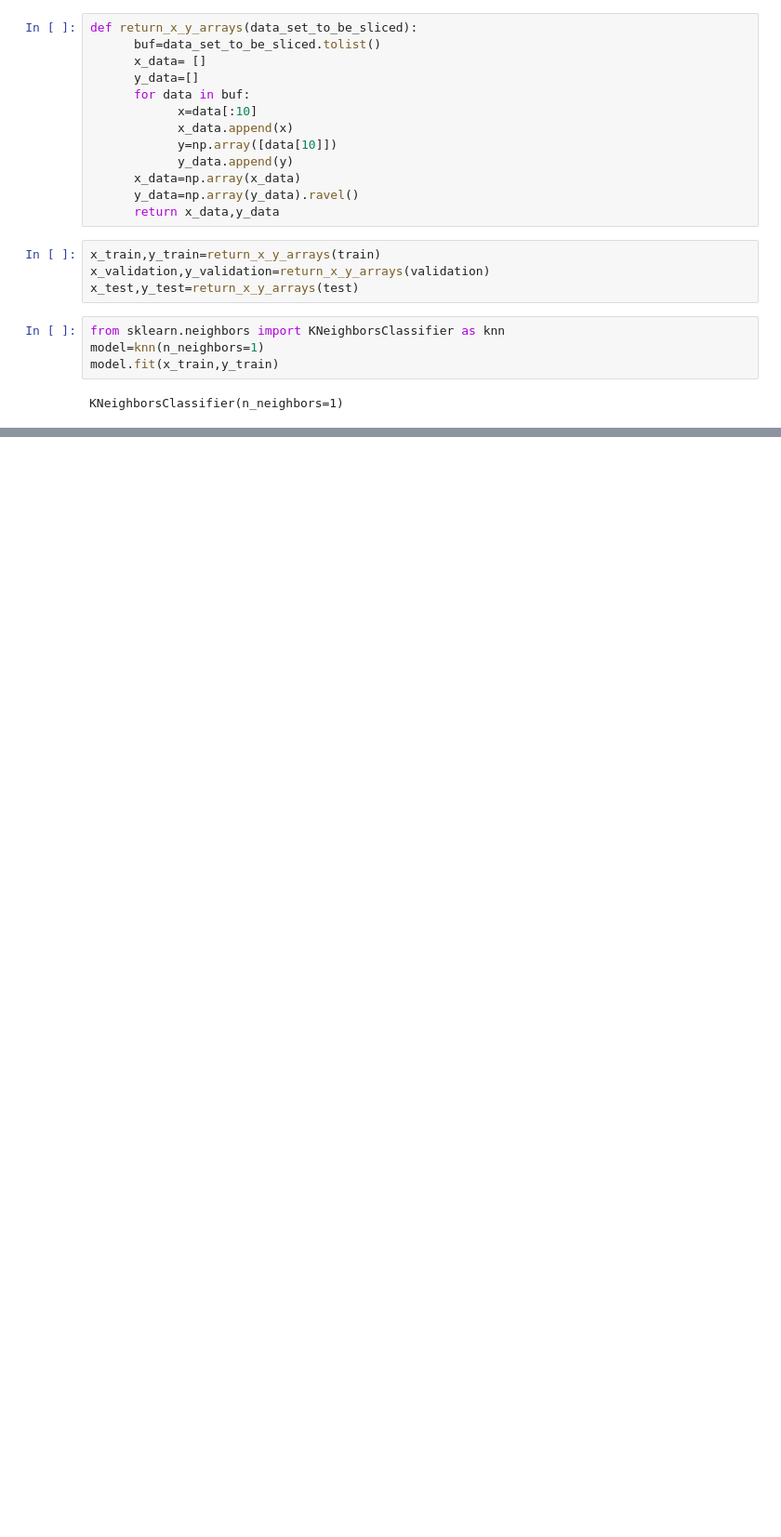
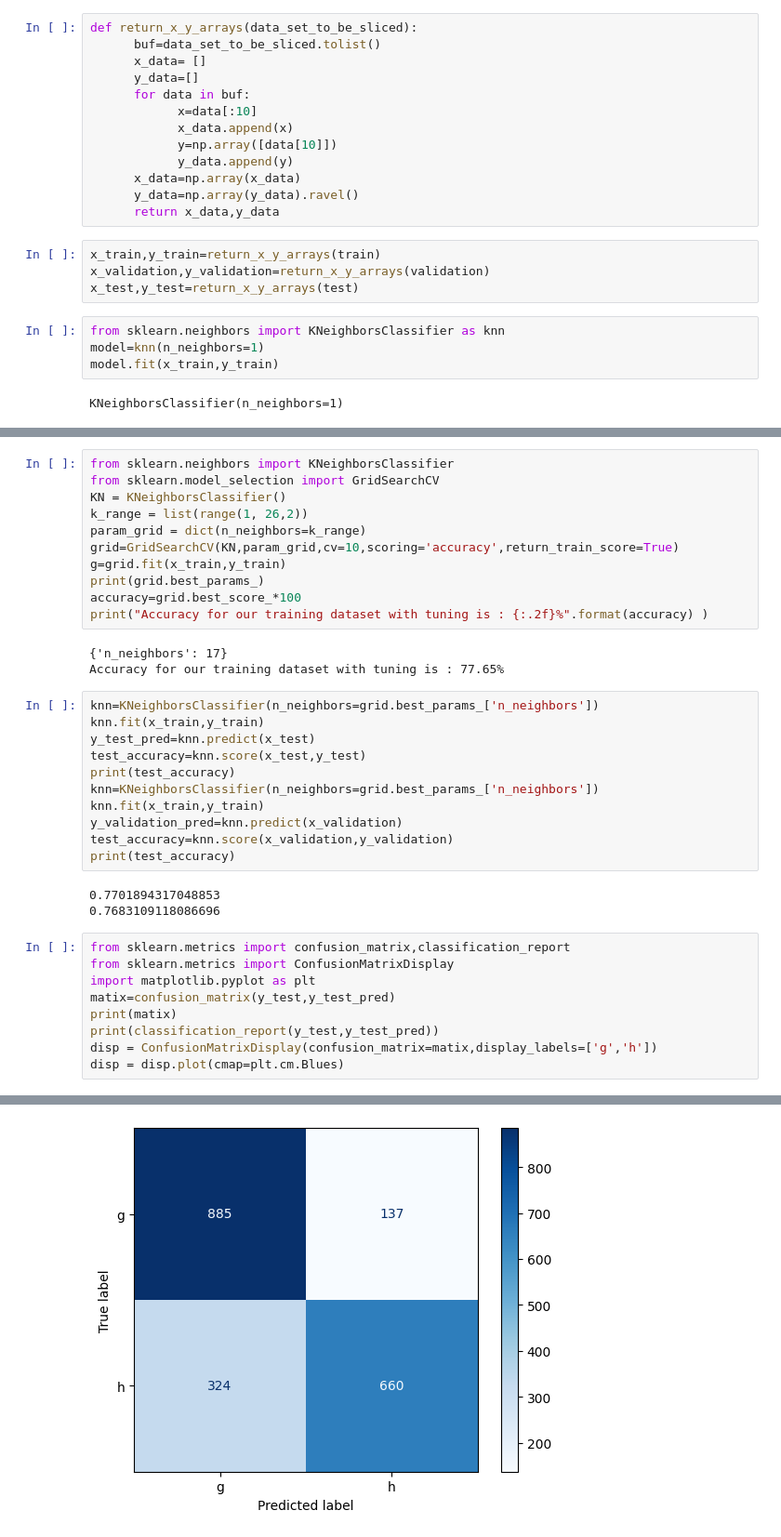
Before and after one commit to Tahker-w-tadmeer/machine_learning_assignment_1, a Jupyter notebook: question_1.ipynb, the cells around one changed output, grey strips where cells are left out. Shown at 93% size. Cells and saved outputs as stored; diff of their text form; blank space fills up the shorter version.

Commit message:
done confusion matrix ..remaining comments

```diff
--- a/question_1.ipynb
+++ b/question_1.ipynb
@@ -233,0 +234,38 @@ model.score(x_test,y_test)
+# %%
+from sklearn.neighbors import KNeighborsClassifier
+from sklearn.model_selection import GridSearchCV
+KN = KNeighborsClassifier()
+k_range = list(range(1, 26,2))
+param_grid = dict(n_neighbors=k_range)
+grid=GridSearchCV(KN,param_grid,cv=10,scoring='accuracy',return_train_score=True)
+g=grid.fit(x_train,y_train)
+print(grid.best_params_)
+accuracy=grid.best_score_*100
+print("Accuracy for our training dataset with tuning is : {:.2f}%".format(accuracy) )
+# %% [output]
+{'n_neighbors': 17}
+Accuracy for our training dataset with tuning is : 77.65%
+# %%
+knn=KNeighborsClassifier(n_neighbors=grid.best_params_['n_neighbors'])
+knn.fit(x_train,y_train)
+y_test_pred=knn.predict(x_test)
+test_accuracy=knn.score(x_test,y_test)
+print(test_accuracy)
+knn=KNeighborsClassifier(n_neighbors=grid.best_params_['n_neighbors'])
+knn.fit(x_train,y_train)
+y_validation_pred=knn.predict(x_validation)
+test_accuracy=knn.score(x_validation,y_validation)
+print(test_accuracy)
+# %% [output]
+0.7701894317048853
+0.7683109118086696
+# %%
+from sklearn.metrics import confusion_matrix,classification_report
+from sklearn.metrics import ConfusionMatrixDisplay
+import matplotlib.pyplot as plt
+matix=confusion_matrix(y_test,y_test_pred)
+print(matix)
+print(classification_report(y_test,y_test_pred))
+disp = ConfusionMatrixDisplay(confusion_matrix=matix,display_labels=['g','h'])
+disp = disp.plot(cmap=plt.cm.Blues)
+# %% [output]
@@ -233,0 +282 @@ model.score(x_test,y_test)
+[figure, added]
```
Also changed, not shown: parts of 16 cells of this notebook.
